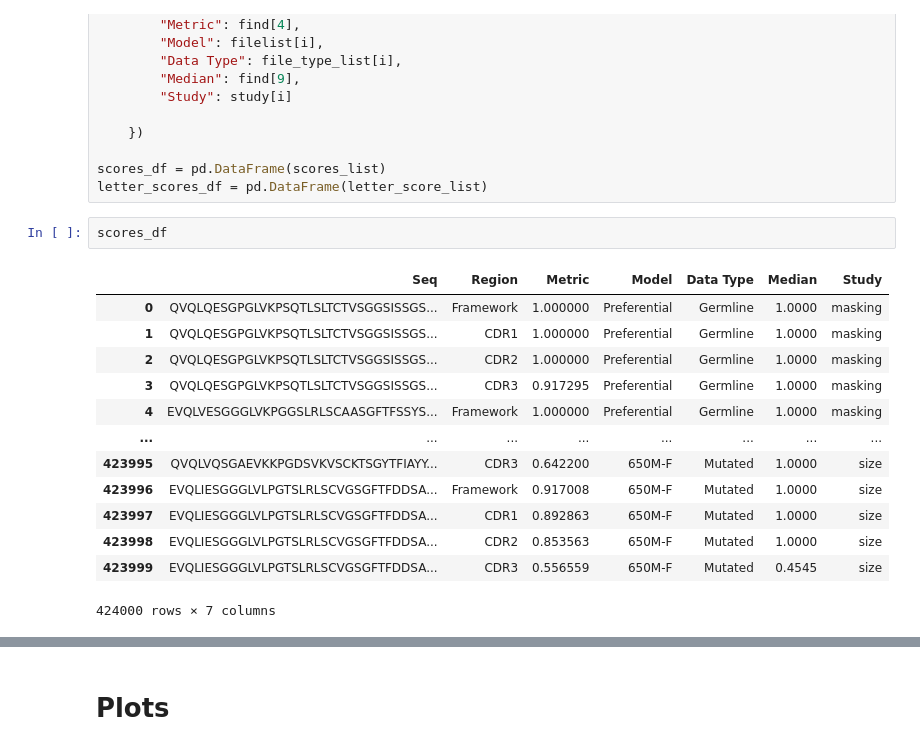
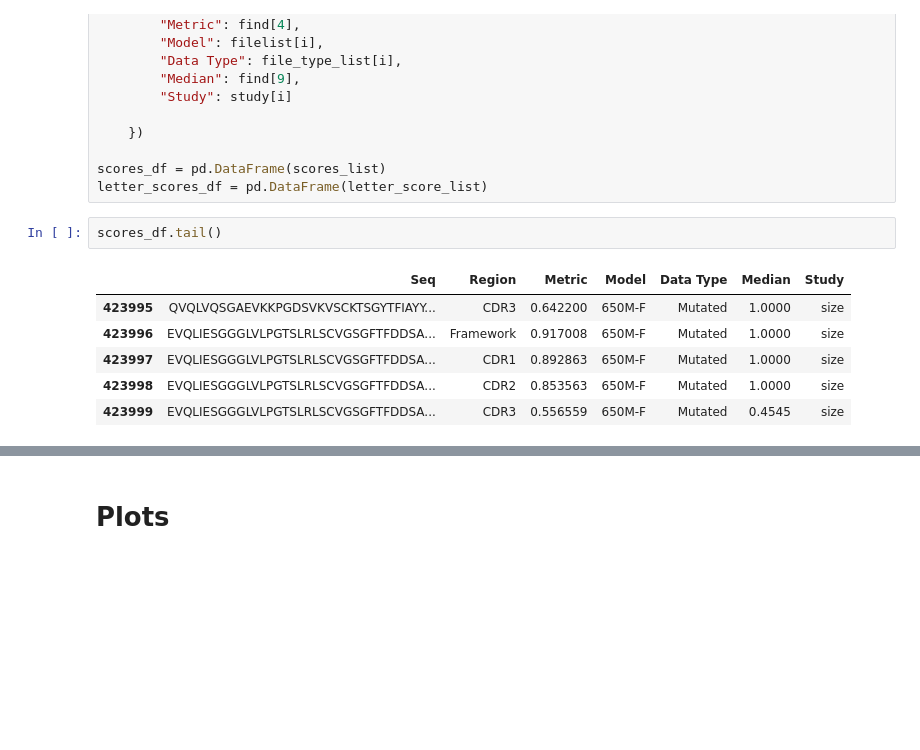
Before and after one commit to Rachel-Punter/AbLM-Metric, a Jupyter notebook: clean_ppi_plots.ipynb, the cells around one changed output, grey strips where cells are left out. Saved outputs shown, nothing was run; the diff lists cells and outputs as text; blank space fills up the shorter version.

```diff
--- a/clean_ppi_plots.ipynb
+++ b/clean_ppi_plots.ipynb
@@ -221,19 +202,12 @@ for i in range (0, len(sequencelist)):
 scores_df = pd.DataFrame(scores_list)
 letter_scores_df = pd.DataFrame(letter_score_list)
 # %%
-scores_df
+scores_df.tail()
 # %% [output]
 |  | Seq | Region | Metric | Model | Data Type | Median | Study |
-| 0 | QVQLQESGPGLVKPSQTLSLTCTVSGGSISSGS... | Framework | 1.000000 | Preferential | Germline | 1.0000 | masking |
-| 1 | QVQLQESGPGLVKPSQTLSLTCTVSGGSISSGS... | CDR1 | 1.000000 | Preferential | Germline | 1.0000 | masking |
-| 2 | QVQLQESGPGLVKPSQTLSLTCTVSGGSISSGS... | CDR2 | 1.000000 | Preferential | Germline | 1.0000 | masking |
-| 3 | QVQLQESGPGLVKPSQTLSLTCTVSGGSISSGS... | CDR3 | 0.917295 | Preferential | Germline | 1.0000 | masking |
-| 4 | EVQLVESGGGLVKPGGSLRLSCAASGFTFSSYS... | Framework | 1.000000 | Preferential | Germline | 1.0000 | masking |
-| ... | ... | ... | ... | ... | ... | ... | ... |
 | 423995 | QVQLVQSGAEVKKPGDSVKVSCKTSGYTFIAYY... | CDR3 | 0.642200 | 650M-F | Mutated | 1.0000 | size |
 | 423996 | EVQLIESGGGLVLPGTSLRLSCVGSGFTFDDSA... | Framework | 0.917008 | 650M-F | Mutated | 1.0000 | size |
 | 423997 | EVQLIESGGGLVLPGTSLRLSCVGSGFTFDDSA... | CDR1 | 0.892863 | 650M-F | Mutated | 1.0000 | size |
 | 423998 | EVQLIESGGGLVLPGTSLRLSCVGSGFTFDDSA... | CDR2 | 0.853563 | 650M-F | Mutated | 1.0000 | size |
 | 423999 | EVQLIESGGGLVLPGTSLRLSCVGSGFTFDDSA... | CDR3 | 0.556559 | 650M-F | Mutated | 0.4545 | size |
-424000 rows × 7 columns
 # %%
```
Also changed, not shown: parts of 7 cells of this notebook.
